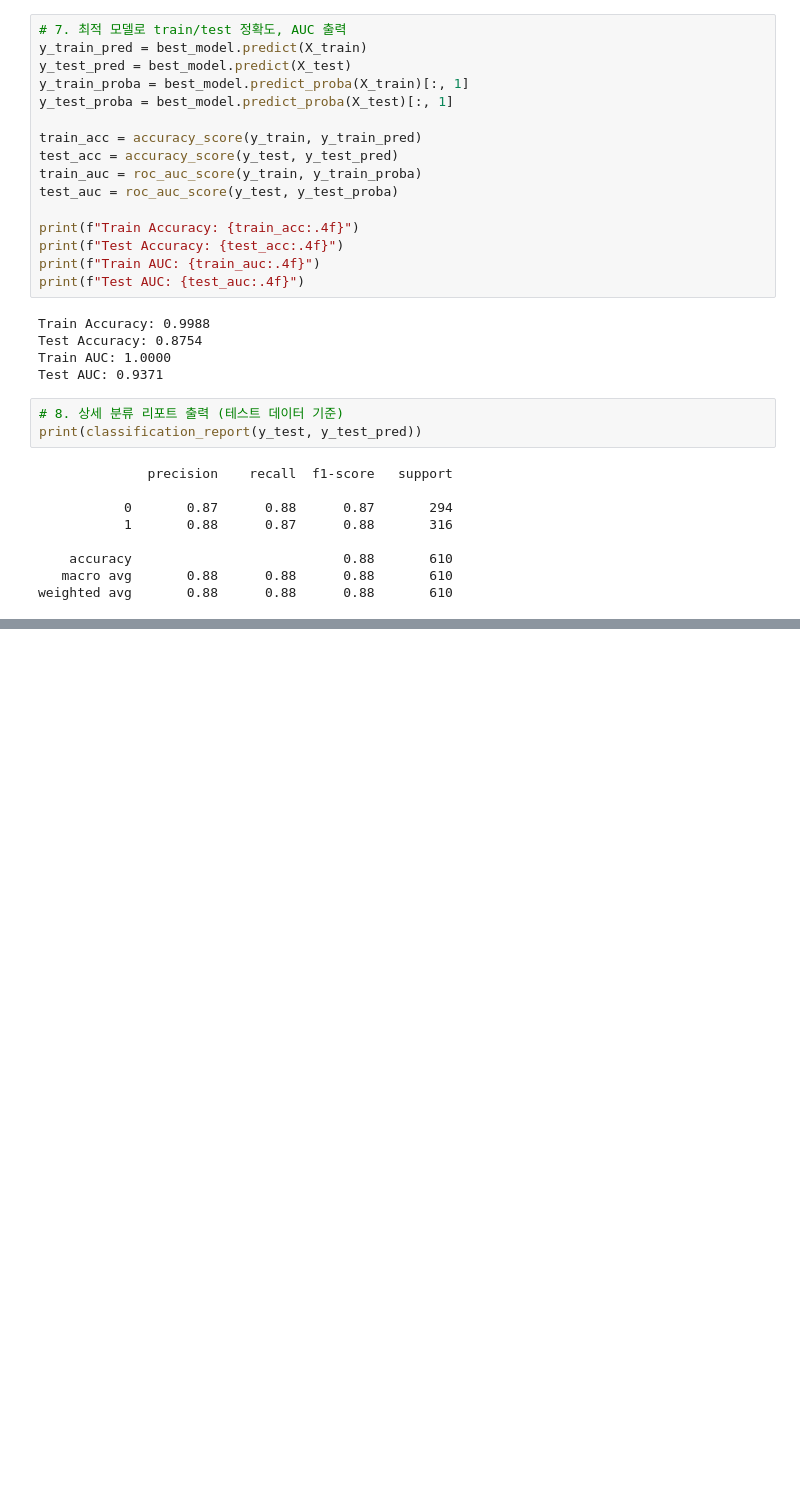
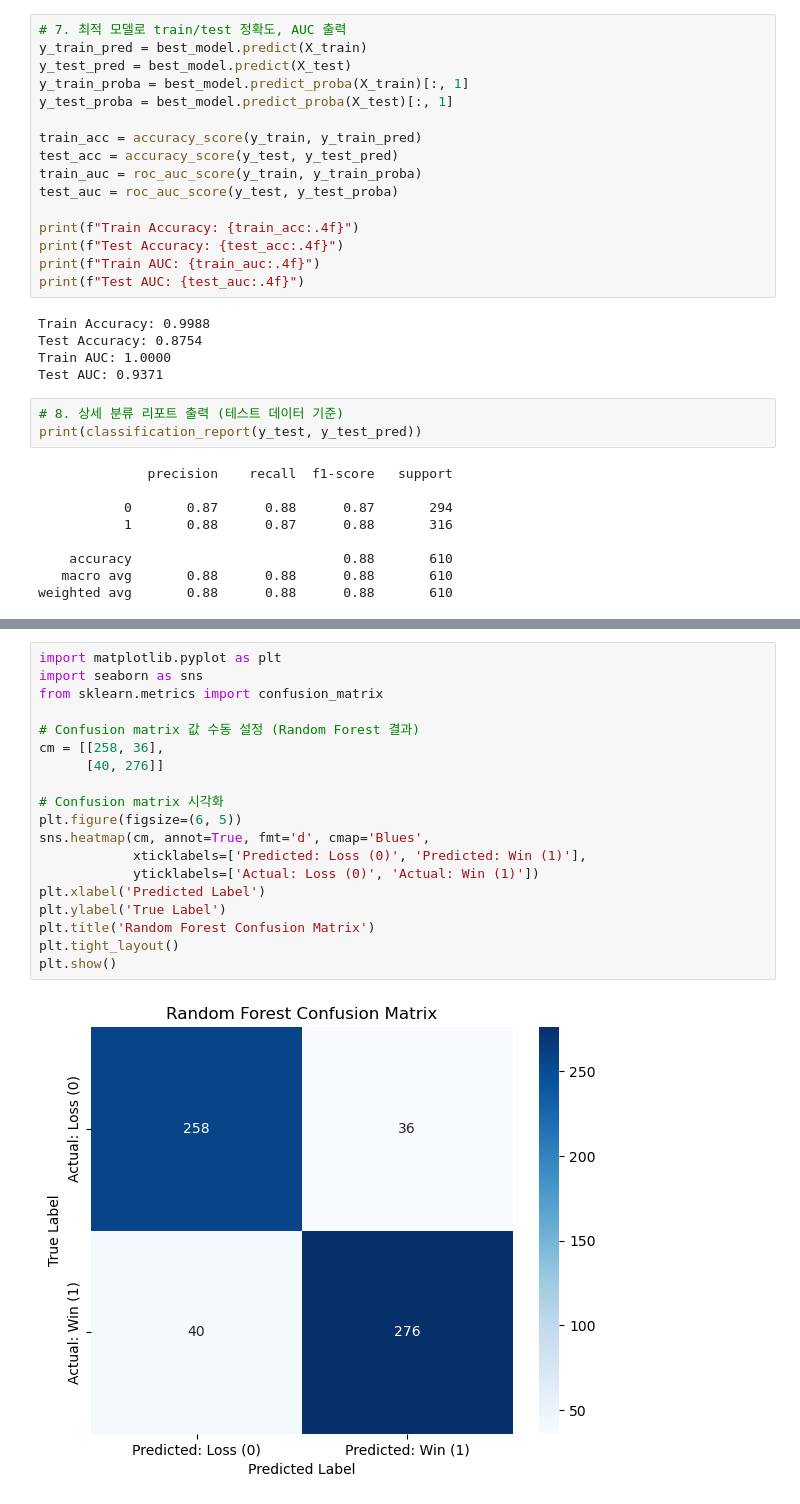
Before and after one commit to alstj6201/KBO_Prediction_ML, a Jupyter notebook: models/준헌_random.ipynb, the cells around one changed output, grey strips where cells are left out. Drawn from its saved outputs; the diff is of its cells as text; blank space fills up the shorter version.

```diff
--- a/models/준헌_random.ipynb
+++ b/models/준헌_random.ipynb
@@ -136,3 +140,24 @@ plt.show()
+# %%
+import matplotlib.pyplot as plt
+import seaborn as sns
+from sklearn.metrics import confusion_matrix
+
+# Confusion matrix 값 수동 설정 (Random Forest 결과)
+cm = [[258, 36],
+      [40, 276]]
+
+# Confusion matrix 시각화
+plt.figure(figsize=(6, 5))
+sns.heatmap(cm, annot=True, fmt='d', cmap='Blues',
+            xticklabels=['Predicted: Loss (0)', 'Predicted: Win (1)'],
+            yticklabels=['Actual: Loss (0)', 'Actual: Win (1)'])
+plt.xlabel('Predicted Label')
+plt.ylabel('True Label')
+plt.title('Random Forest Confusion Matrix')
+plt.tight_layout()
+plt.show()
+# %% [output]
+[figure, added]
 # %%
 # 10. ROC Curve 시각화
 RocCurveDisplay.from_estimator(best_model, X_test, y_test)
```
Also changed, not shown: parts of 5 cells of this notebook.
